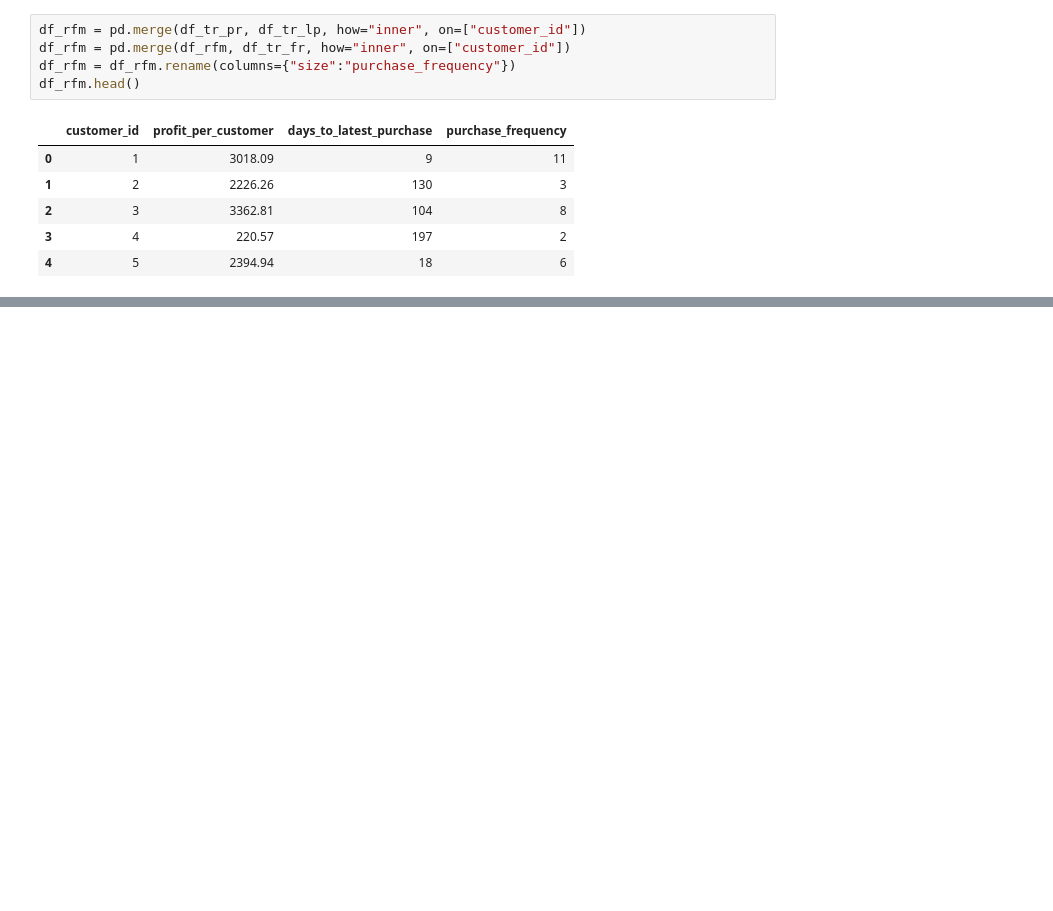
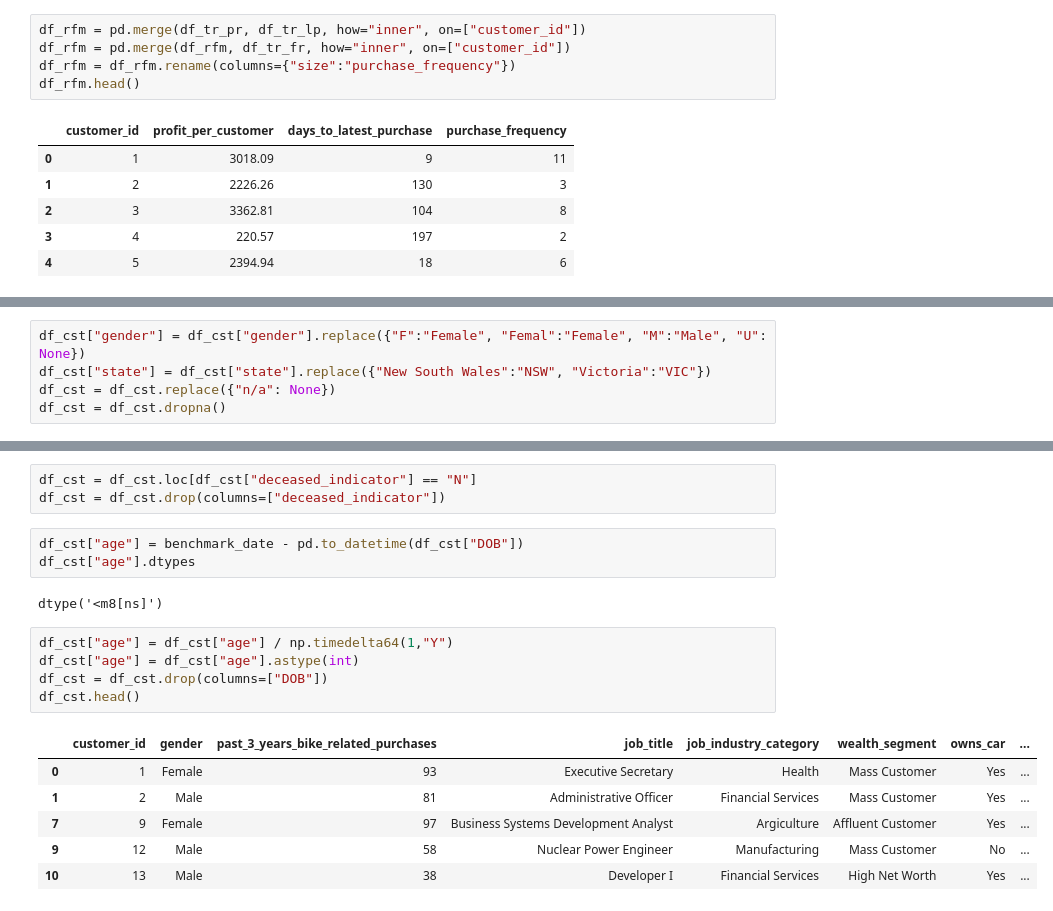
Before and after one commit to nug1209/Virtual_Experience_KPMG_Data_Analytics, a Jupyter notebook: KPMG_Virtual_Experience_2_Nugroho_Budianggoro.ipynb, the cells around one changed output, grey strips where cells are left out. Drawn from its saved outputs; the diff is of its cells as text; blank space fills up the shorter version.

```diff
--- a/KPMG_Virtual_Experience_2_Nugroho_Budianggoro.ipynb
+++ b/KPMG_Virtual_Experience_2_Nugroho_Budianggoro.ipynb
@@ -182,0 +212,5 @@ list(df_cst.columns)
+# %%
+df_cst["gender"] = df_cst["gender"].replace({"F":"Female", "Femal":"Female", "M":"Male", "U": None})
+df_cst["state"] = df_cst["state"].replace({"New South Wales":"NSW", "Victoria":"VIC"})
+df_cst = df_cst.replace({"n/a": None})
+df_cst = df_cst.dropna()
@@ -182,0 +270,20 @@ list(df_cst.columns)
+# %%
+df_cst = df_cst.loc[df_cst["deceased_indicator"] == "N"]
+df_cst = df_cst.drop(columns=["deceased_indicator"])
+# %%
+df_cst["age"] = benchmark_date - pd.to_datetime(df_cst["DOB"])
+df_cst["age"].dtypes
+# %% [output]
+dtype('<m8[ns]')
+# %%
+df_cst["age"] = df_cst["age"] / np.timedelta64(1,"Y")
+df_cst["age"] = df_cst["age"].astype(int)
+df_cst = df_cst.drop(columns=["DOB"])
+df_cst.head()
+# %% [output]
+|  | customer_id | gender | past_3_years_bike_related_purchases | job_title | job_industry_category | wealth_segment | owns_car | ... |
+| 0 | 1 | Female | 93 | Executive Secretary | Health | Mass Customer | Yes | ... |
+| 1 | 2 | Male | 81 | Administrative Officer | Financial Services | Mass Customer | Yes | ... |
+| 7 | 9 | Female | 97 | Business Systems Development Analyst | Argiculture | Affluent Customer | Yes | ... |
+| 9 | 12 | Male | 58 | Nuclear Power Engineer | Manufacturing | Mass Customer | No | ... |
+| 10 | 13 | Male | 38 | Developer I | Financial Services | High Net Worth | Yes | ... |
```
Also changed, not shown: parts of 16 cells of this notebook.
